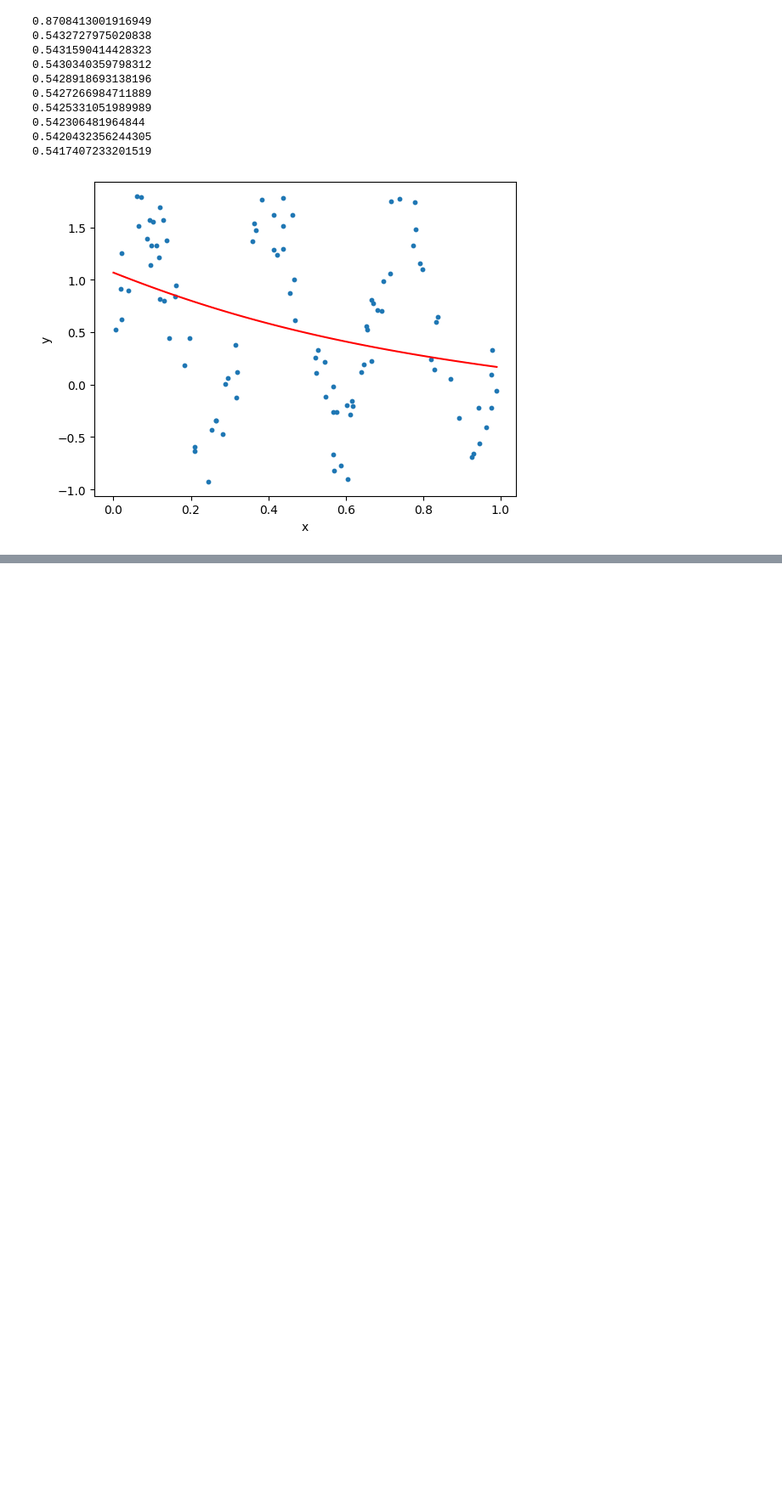
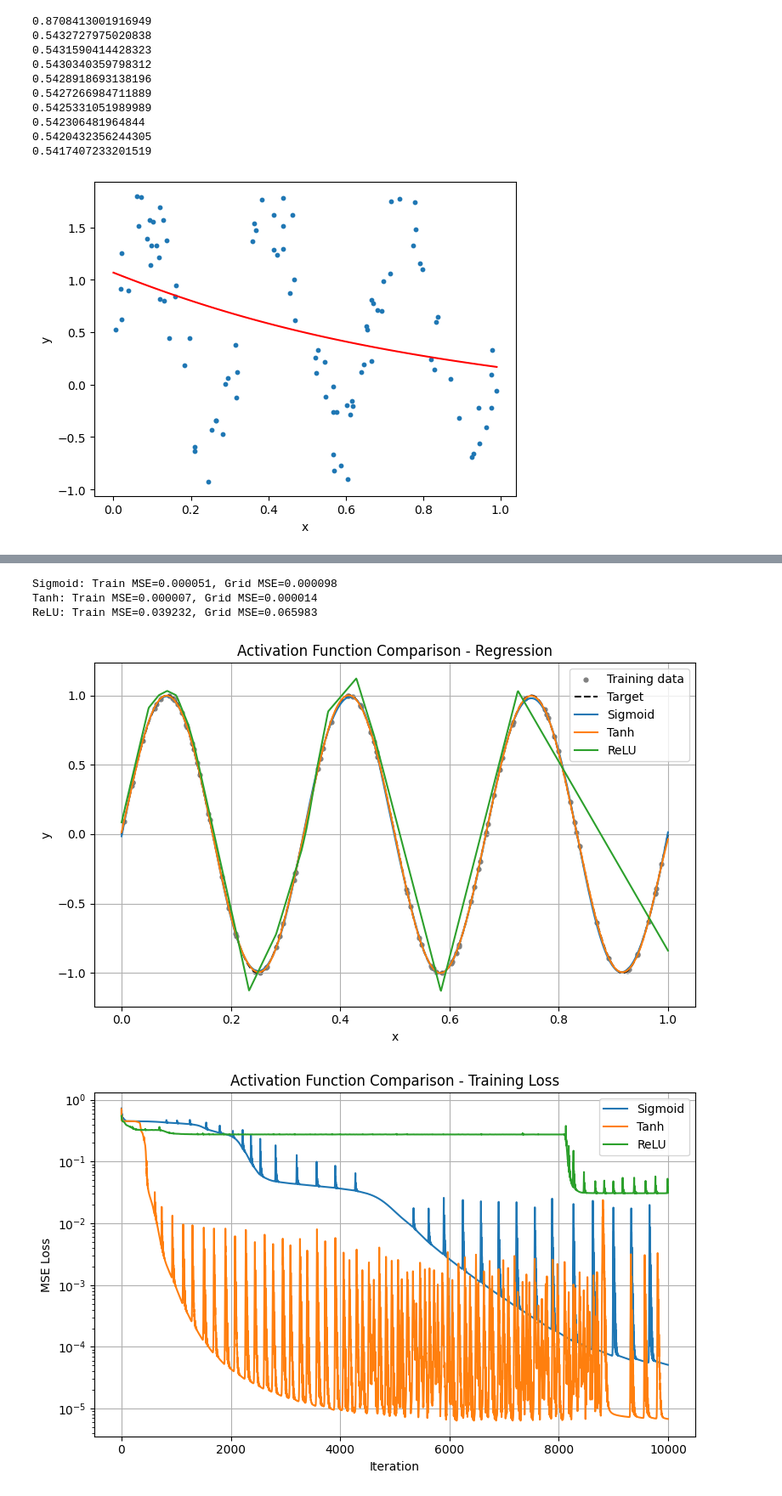
Before and after one commit to KweonTJ/Reinforcement_Learning, a Jupyter notebook: 8. Neural Network/dezero4.ipynb, the cells around one changed output, grey strips where cells are left out. Shown at 85% size. Cells and saved outputs as stored; diff of their text form; code cells hidden in the pictures; blank space fills up the shorter version.

```diff
--- a/8. Neural Network/dezero4.ipynb
+++ b/8. Neural Network/dezero4.ipynb
@@ -124,0 +377,15 @@ plt.show()
+# %%
+# 3. Activation Fuction
+results = [
+    train_case("Sigmoid", activation=F.sigmoid),
+    train_case("Tanh", activation=F.tanh),
+    train_case("ReLU", activation=F.relu)
+]
+
+plot_three(results, "Activation Function Comparison")
+# %% [output]
+Sigmoid: Train MSE=0.000051, Grid MSE=0.000098
+Tanh: Train MSE=0.000007, Grid MSE=0.000014
+ReLU: Train MSE=0.039232, Grid MSE=0.065983
+[figure, added]
+[figure, added]
```
Also changed, not shown: parts of 8 cells of this notebook, 3 other files.
